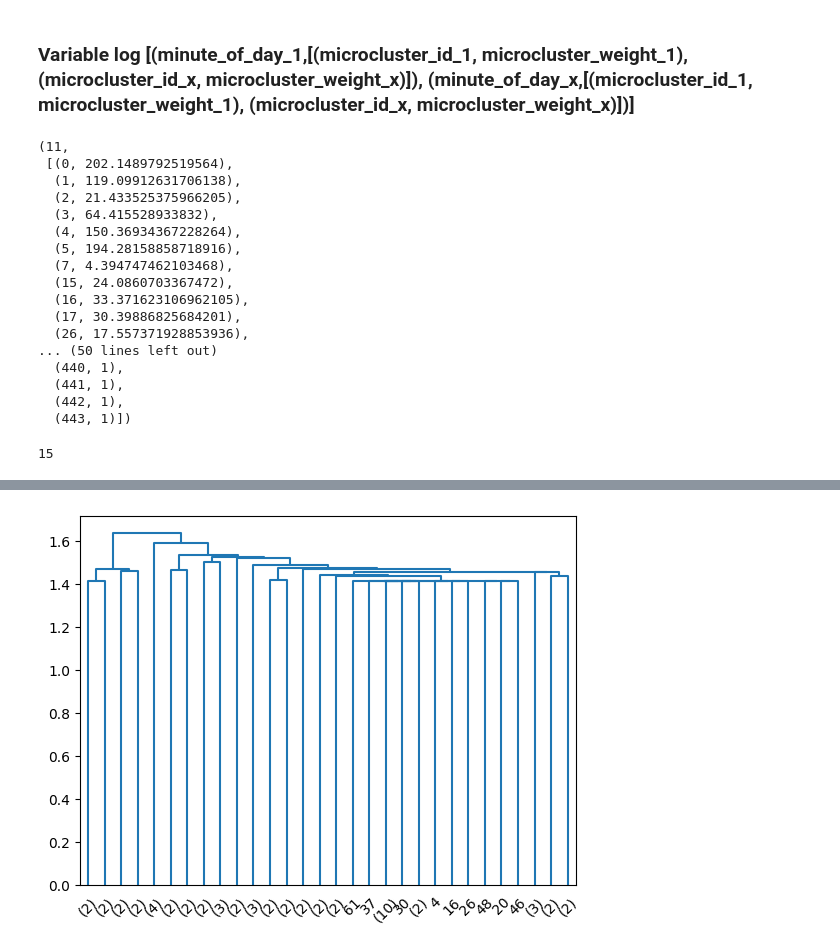
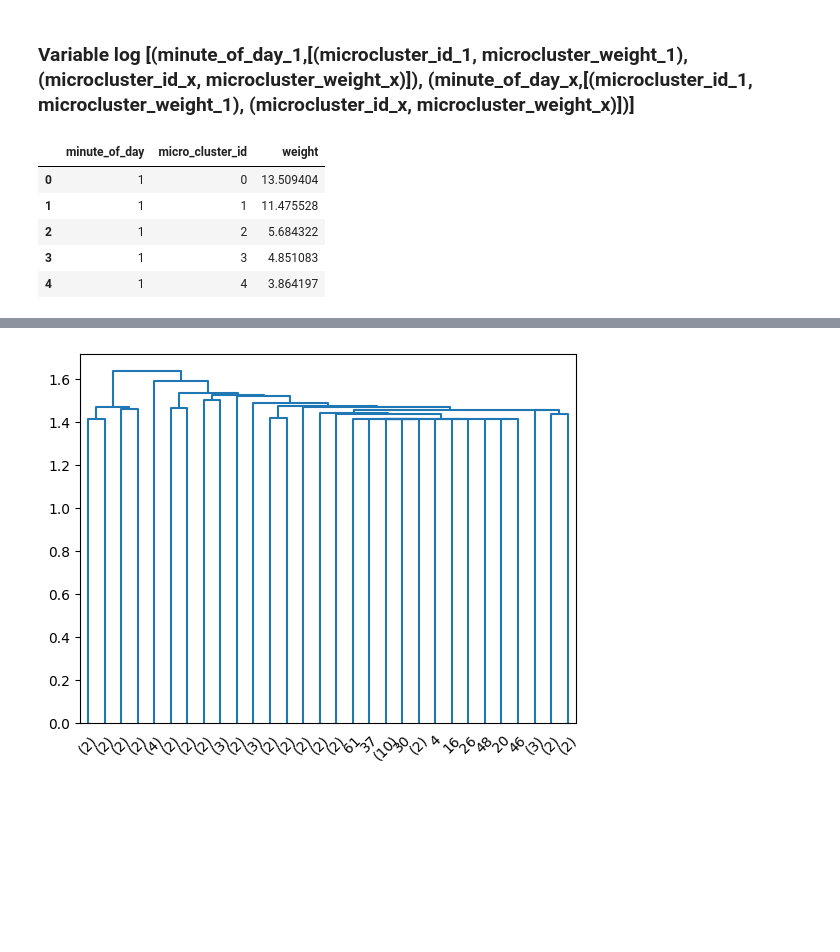
Before and after one commit to lgiesen/social-media-analysis, a Jupyter notebook: simon_stream_clustering.ipynb, the cells around one changed output, grey strips where cells are left out. Cells and saved outputs as stored; diff of their text form; code cells hidden in the pictures; blank space fills up the shorter version.

```diff
--- a/simon_stream_clustering.ipynb
+++ b/simon_stream_clustering.ipynb
@@ -32,26 +32,24 @@ model = compose.Pipeline(
 # %% [markdown]
 ### Variable log [(minute_of_day_1,[(microcluster_id_1, microcluster_weight_1), (microcluster_id_x, microcluster_weight_x)]), (minute_of_day_x,[(microcluster_id_1, microcluster_weight_1), (microcluster_id_x, microcluster_weight_x)])]
 # %%
-i=0
+import pandas as pd
+
+i = 0
 old_time = df_sub.loc[i, 'minute_of_day']
 log = []
+
 for text in preprocessed_text_sub:
-
     model.learn_one(text)
     if df_sub.loc[i, 'minute_of_day'] != old_time:
         old_time = df_sub.loc[i, 'minute_of_day']
         micro_clusters = text_clust_algo.micro_clusters
-        keys = [int(key) for key in micro_clusters.keys()]
-        logging_list = list()
-        for key in keys:
-            micro_cluster = micro_clusters[key]
+        for key, micro_cluster in micro_clusters.items():
             weight = micro_cluster.weight
-            logging_list.append((key, weight))
+            log.append({'minute_of_day': old_time, 'micro_cluster_id': key, 'weight': weight})
+    i += 1
 
-        log.append((old_time, logging_list))
+log_df = pd.DataFrame(log)
 
-    i += 1
-log[10]
         #TODO: LOG micro_cluster_id, micro_cluster_weight, minute_of_day
 #         old_time = df_sub['datetime'].dt.minute
 #         log_micro_clusters.
@@ -61,25 +59,12 @@ log[10]
 #text_clust_algo.updateMacroClusters()
 #macroclust = text_clust_algo.get_macroclusters()
 #distance_matrix = text_clust_algo._get_distance_matrix(text_clust_algo.micro_clusters)
-# %% [output]
-(11,
- [(0, 202.1489792519564),
-  (1, 119.09912631706138),
-  (2, 21.433525375966205),
-  (3, 64.415528933832),
-  (4, 150.36934367228264),
-  (5, 194.28158858718916),
-  (7, 4.394747462103468),
-  (15, 24.0860703367472),
-  (16, 33.371623106962105),
-  (17, 30.39886825684201),
-  (26, 17.557371928853936),
-... (50 lines left out)
-  (440, 1),
-  (441, 1),
-  (442, 1),
-  (443, 1)])
-# %%
-len(log)
-# %% [output]
-15
+# %%
+log_df.head()
+# %% [output]
+|  | minute_of_day | micro_cluster_id | weight |
+| 0 | 1 | 0 | 13.509404 |
+| 1 | 1 | 1 | 11.475528 |
+| 2 | 1 | 2 | 5.684322 |
+| 3 | 1 | 3 | 4.851083 |
+| 4 | 1 | 4 | 3.864197 |
```
Also changed, not shown: parts of 7 cells of this notebook.
